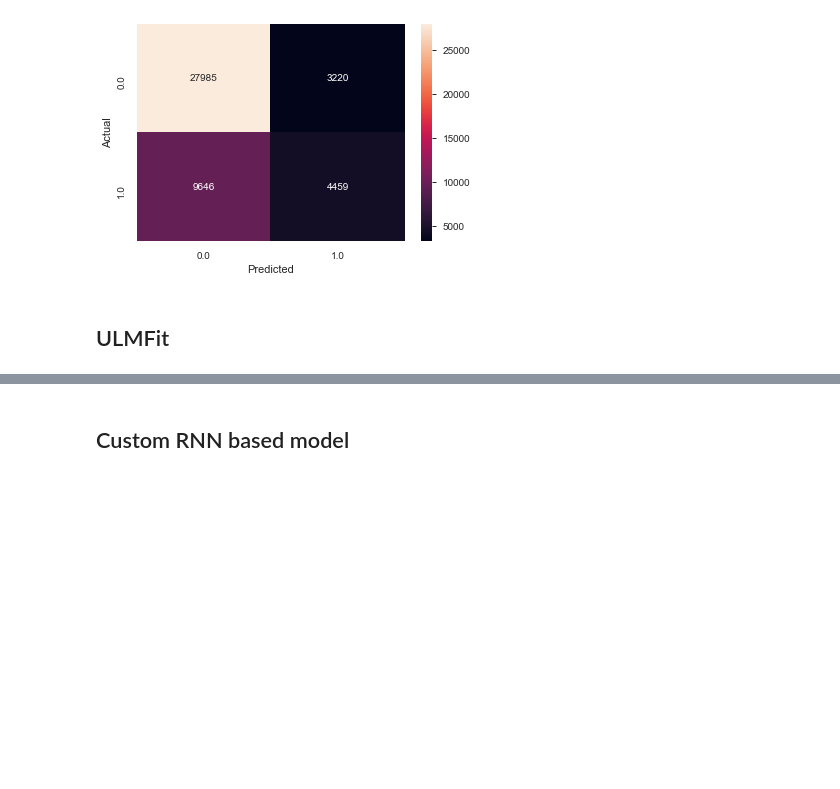
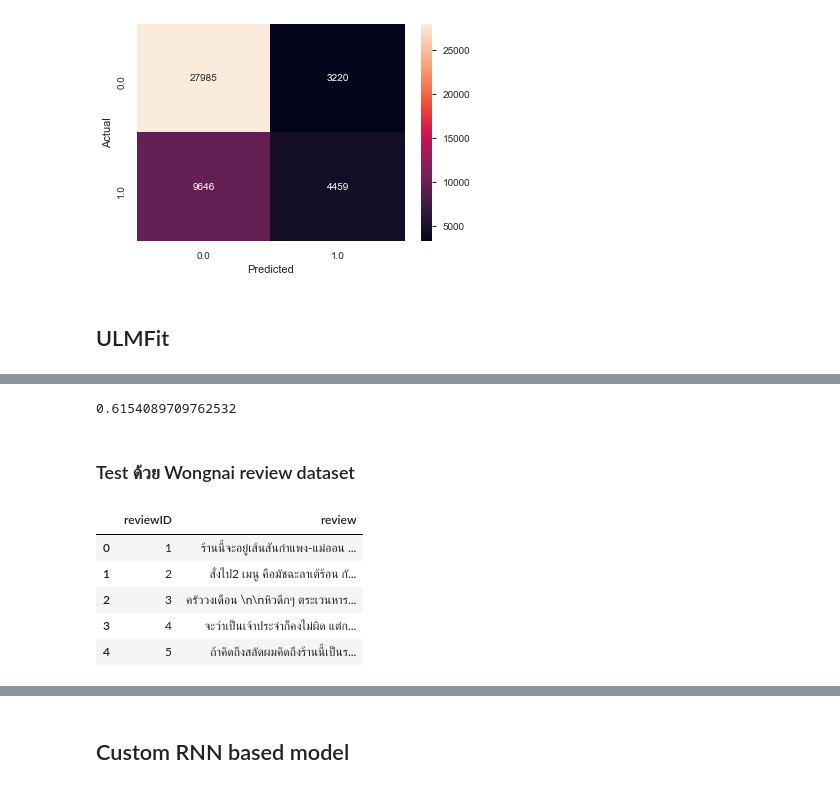
Before and after one commit to witchapong/amazon-thai-fake-review-classification, a Jupyter notebook: Benchmark-final.ipynb, the cells around one changed output, grey strips where cells are left out. Cells and saved outputs as stored; diff of their text form; code cells hidden in the pictures; blank space fills up the shorter version.

```diff
--- a/Benchmark-final.ipynb
+++ b/Benchmark-final.ipynb
@@ -648,0 +674,17 @@ preds, _ = learn_.get_preds(ds_type=DatasetType.Test)
+# %%
+(np.array([learn.data.classes[c] for c in preds.argmax(1).numpy()]) == test_df_['review_star'].values).mean()
+# %% [output]
+0.6154089709762532
+# %% [markdown]
+### Test ด้วย Wongnai review dataset
+# %%
+wongnai_test = pd.read_csv('src/test_file.csv',sep=';')
+# %%
+wongnai_test.head()
+# %% [output]
+|  | reviewID | review |
+| 0 | 1 | ร้านนี้จะอยู่เส้นสันกำแพง-แม่ออน ... |
+| 1 | 2 | สั่งไป2 เมนู คือมัชฉะลาเต้ร้อน กั... |
+| 2 | 3 | ครัววงเดือน \n\nหิวดึกๆ ตระเวนหาร... |
+| 3 | 4 | จะว่าเป็นเจ้าประจำก็คงไม่ผิด แต่ก... |
+| 4 | 5 | ถ้าคิดถึงสลัดผมคิดถึงร้านนี้เป็นร... |
```
Also changed, not shown: parts of 48 cells of this notebook.
